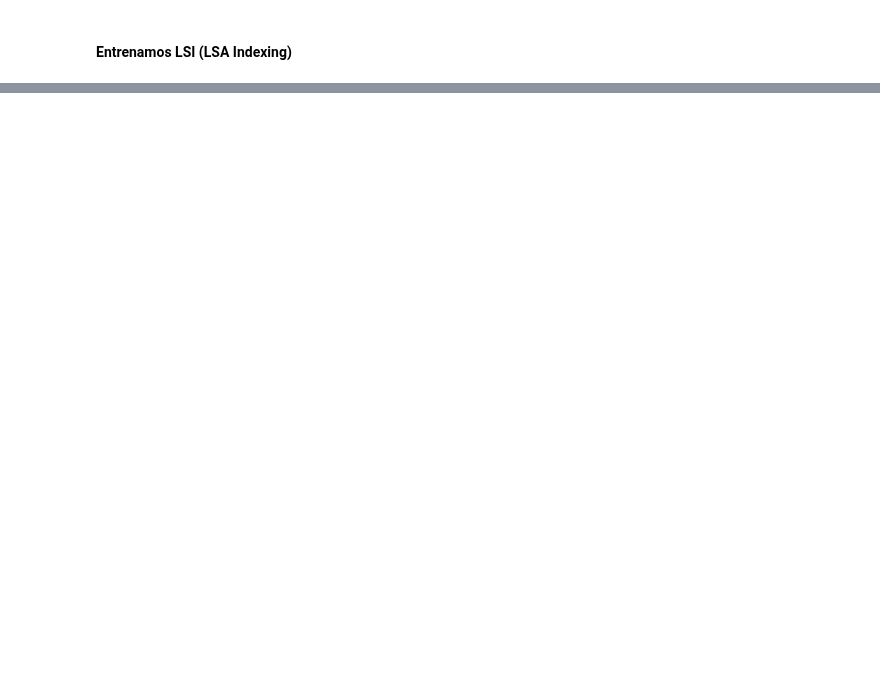
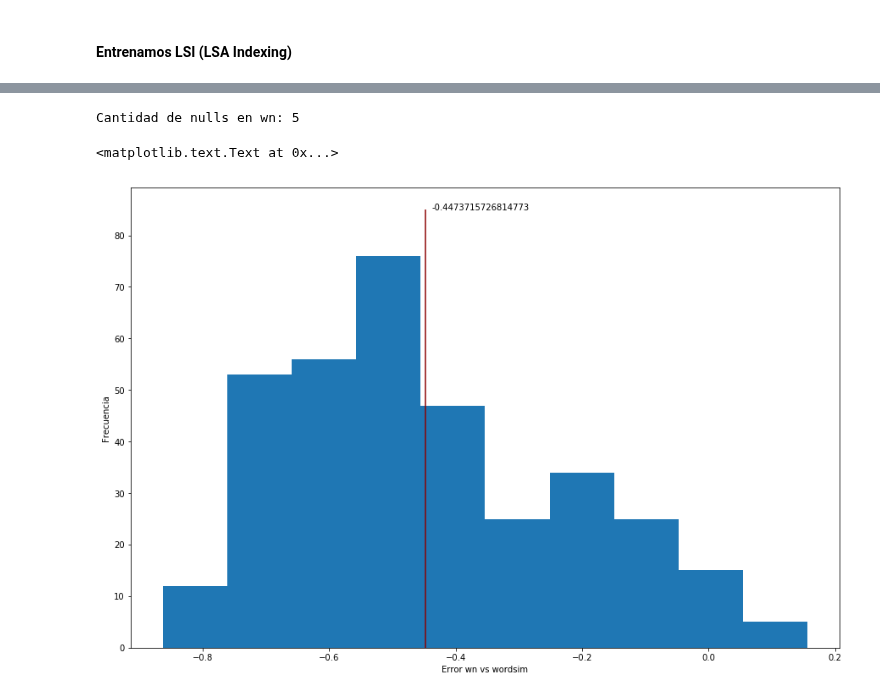
Before and after one commit to m2march/ciencia_datos, a Jupyter notebook: tp6/tp6.ipynb, the cells around one changed output, grey strips where cells are left out. Cells and saved outputs as stored; diff of their text form; code cells hidden in the pictures; blank space fills up the shorter version.

```diff
--- a/tp6/tp6.ipynb
+++ b/tp6/tp6.ipynb
@@ -940,0 +844,23 @@ ws.iloc[dif_nan]
+# %%
+def wordnet_dist(word_1, word_2):
+    syn1 = nltk.corpus.wordnet.synsets(word_1)
+    syn2 = nltk.corpus.wordnet.synsets(word_2)
+    if (len(syn1) == 0 or len(syn2) == 0):
+        return None
+    return syn1[0].path_similarity(syn2[0])
+# %%
+ws['wn'] = [wordnet_dist(r[1][0], r[1][1]) for r in ws[['w1', 'w2']].iterrows()]
+# %%
+print('Cantidad de nulls en wn:', sum(ws['wn'].isnull()))
+# %% [output]
+Cantidad de nulls en wn: 5
+# %%
+wn_error = (ws['wn'] - (ws['human_dist'] / 10))[ws['wn'].notnull()]
+hist(wn_error)
+xlabel('Error wn vs wordsim')
+ylabel('Frecuencia')
+vlines(mean(wn_error), ymin=0, ymax=85, color='darkred')
+text(mean(wn_error) + .01, 85, mean(wn_error))
+# %% [output]
+<matplotlib.text.Text at 0x...>
+[figure, added]
```
Also changed, not shown: parts of 73 cells of this notebook.
